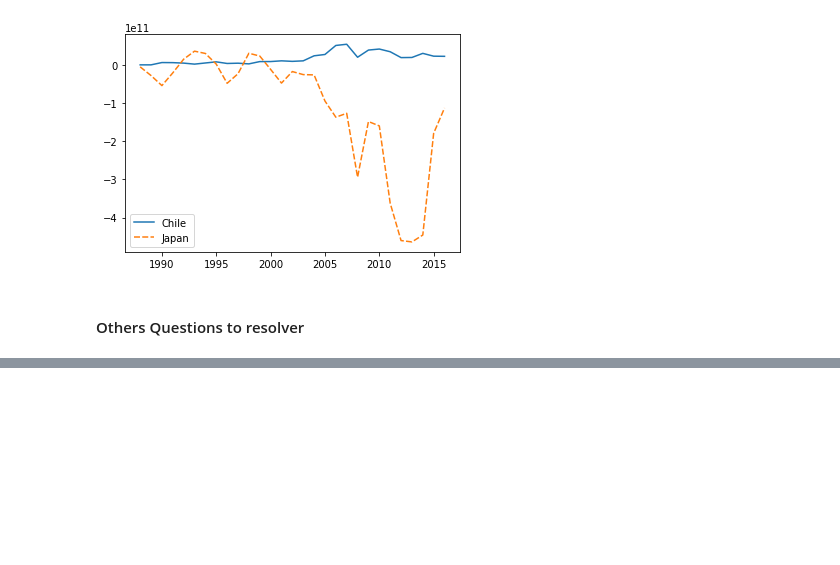
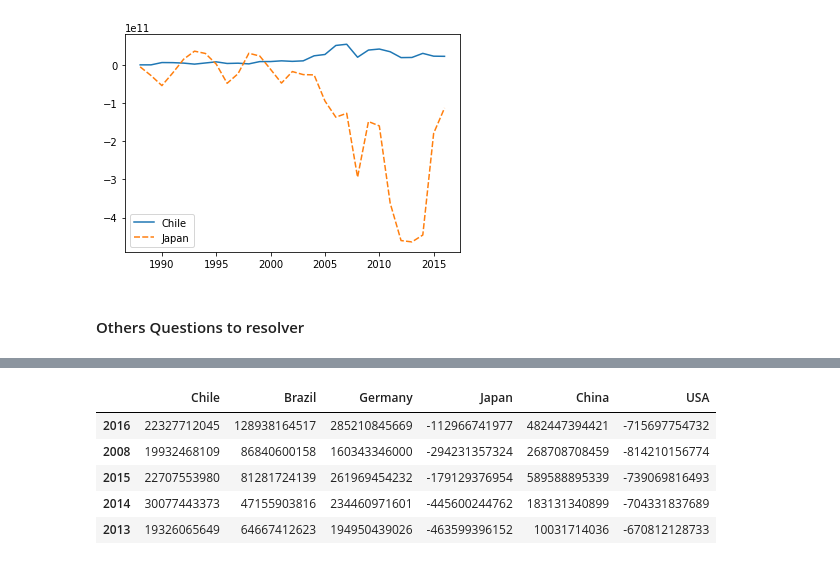
Before and after one commit to cristianBMJ/Data_Analysis_Projects, a Jupyter notebook: global-commodity-trade-until2016.ipynb, the cells around one changed output, grey strips where cells are left out. Drawn from its saved outputs; the diff is of its cells as text; code cells hidden in the pictures; blank space fills up the shorter version.

```diff
--- a/global-commodity-trade-until2016.ipynb
+++ b/global-commodity-trade-until2016.ipynb
@@ -293,0 +313,9 @@ which is commodity most higher trade per country?
+# %%
+trade_balance_countries.head()
+# %% [output]
+|  | Chile | Brazil | Germany | Japan | China | USA |
+| 2016 | 22327712045 | 128938164517 | 285210845669 | -112966741977 | 482447394421 | -715697754732 |
+| 2008 | 19932468109 | 86840600158 | 160343346000 | -294231357324 | 268708708459 | -814210156774 |
+| 2015 | 22707553980 | 81281724139 | 261969454232 | -179129376954 | 589588895339 | -739069816493 |
+| 2014 | 30077443373 | 47155903816 | 234460971601 | -445600244762 | 183131340899 | -704331837689 |
+| 2013 | 19326065649 | 64667412623 | 194950439026 | -463599396152 | 10031714036 | -670812128733 |
```
Also changed, not shown: parts of 8 cells of this notebook.
